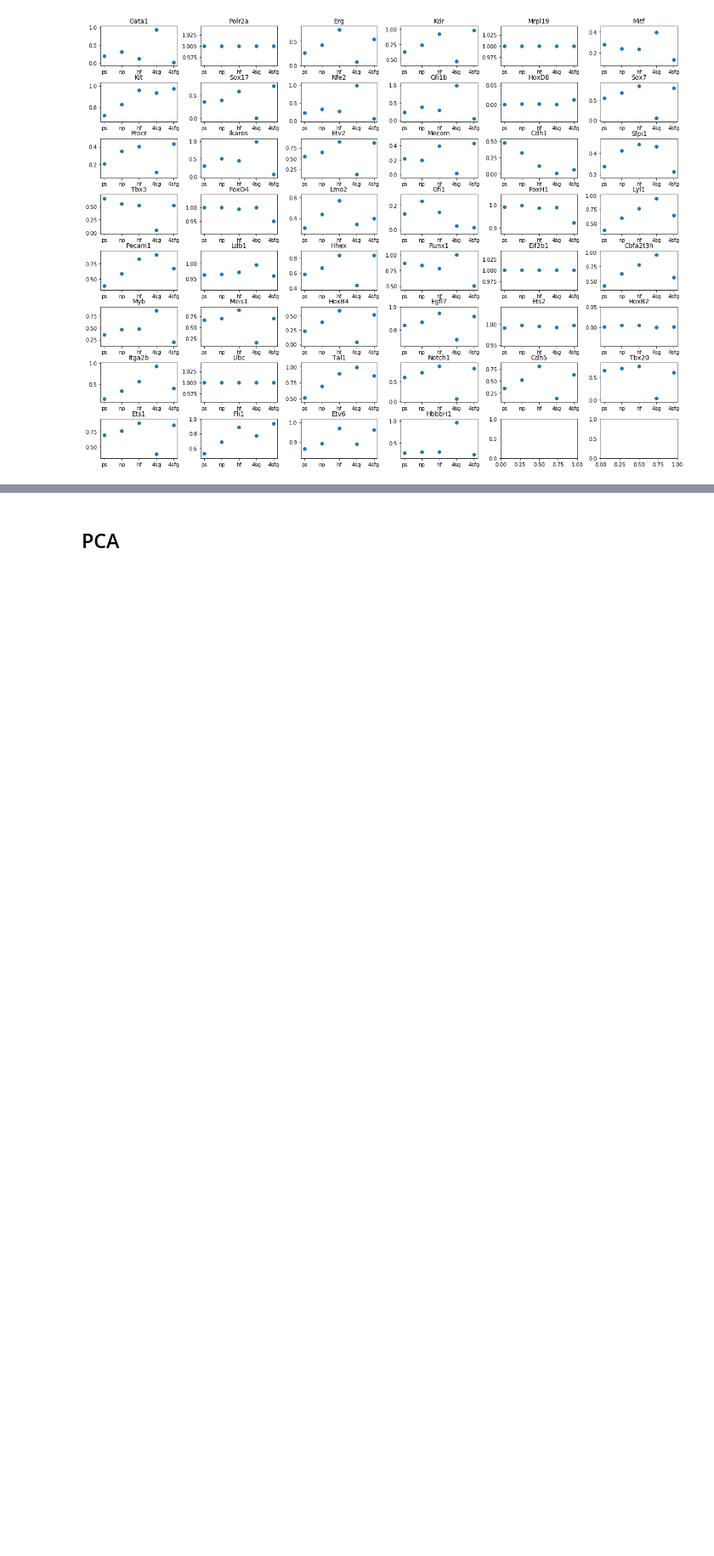
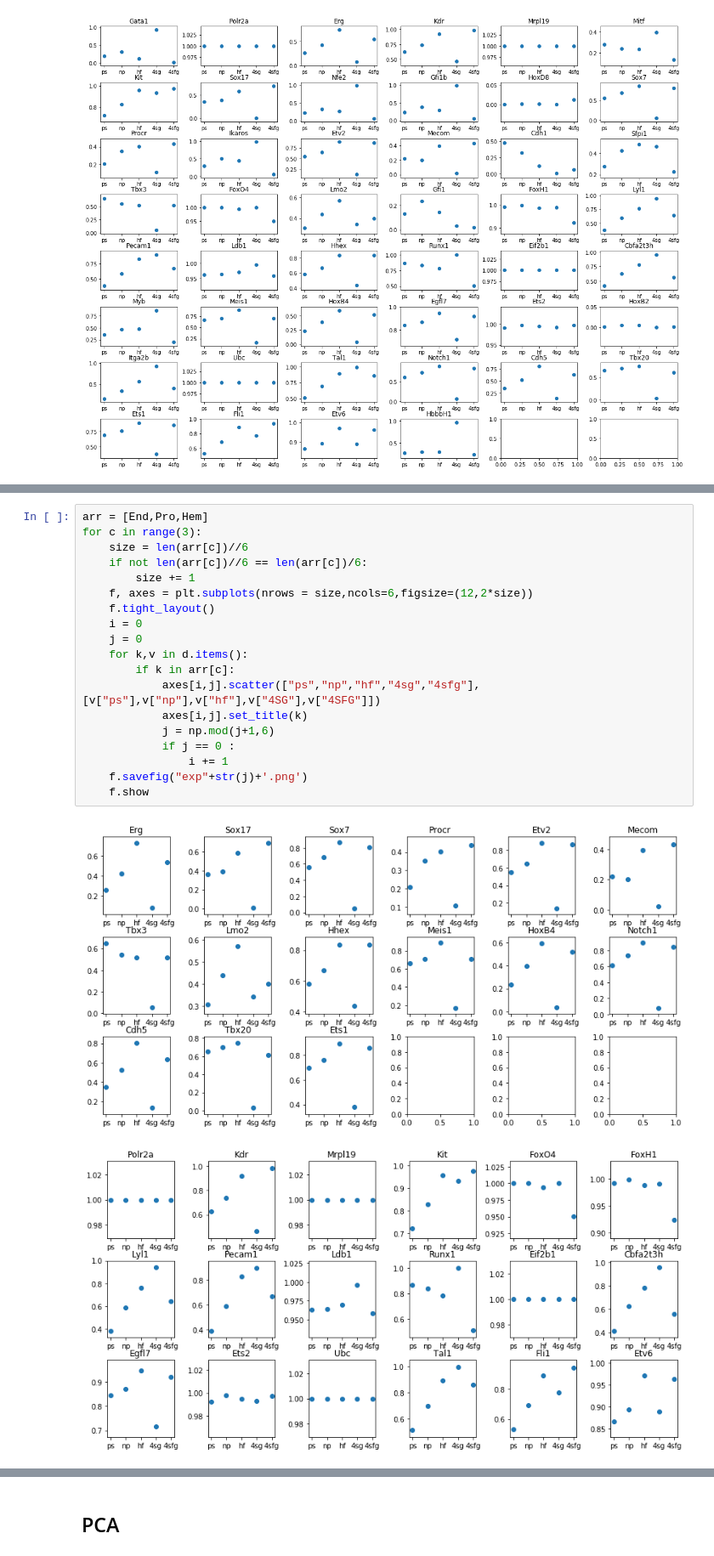
Before and after one commit to chopper6/RESYS-3-, a Jupyter notebook: Preliminary/Untitled.ipynb, the cells around one changed output, grey strips where cells are left out. Shown at 85% size. Cells and saved outputs as stored; diff of their text form; blank space fills up the shorter version.

```diff
--- a/Preliminary/Untitled.ipynb
+++ b/Preliminary/Untitled.ipynb
@@ -105,0 +223,22 @@ f.show
+# %%
+arr = [End,Pro,Hem]
+for c in range(3):
+    size = len(arr[c])//6
+    if not len(arr[c])//6 == len(arr[c])/6:
+        size += 1
+    f, axes = plt.subplots(nrows = size,ncols=6,figsize=(12,2*size))
+    f.tight_layout()
+    i = 0
+    j = 0
+    for k,v in d.items():
+        if k in arr[c]:
+            axes[i,j].scatter(["ps","np","hf","4sg","4sfg"],[v["ps"],v["np"],v["hf"],v["4SG"],v["4SFG"]])
+            axes[i,j].set_title(k)
+            j = np.mod(j+1,6)
+            if j == 0 :
+                i += 1
+    f.savefig("exp"+str(j)+'.png')
+    f.show
+# %% [output]
+[figure, added]
+[figure, added]
```
Also changed, not shown: parts of 8 cells of this notebook, 13 other files.
